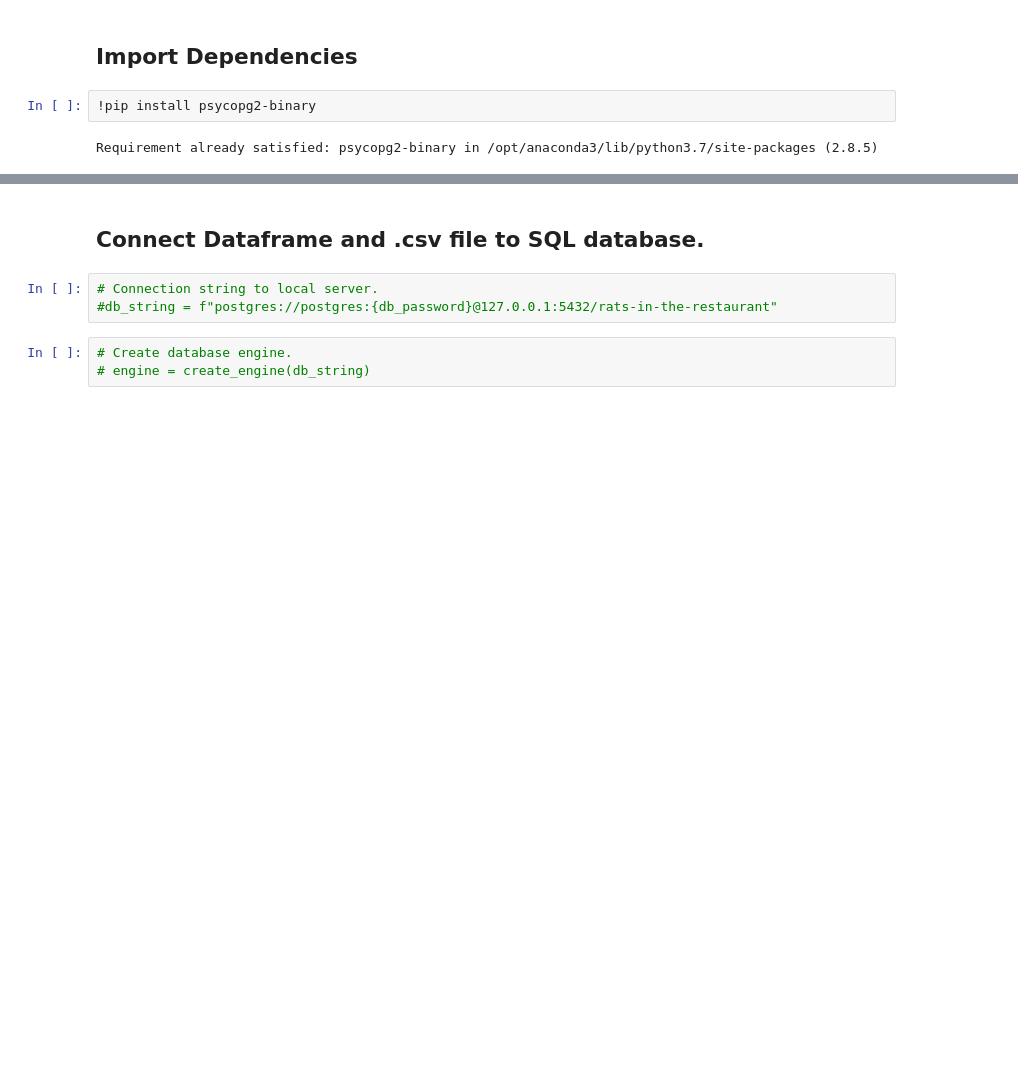
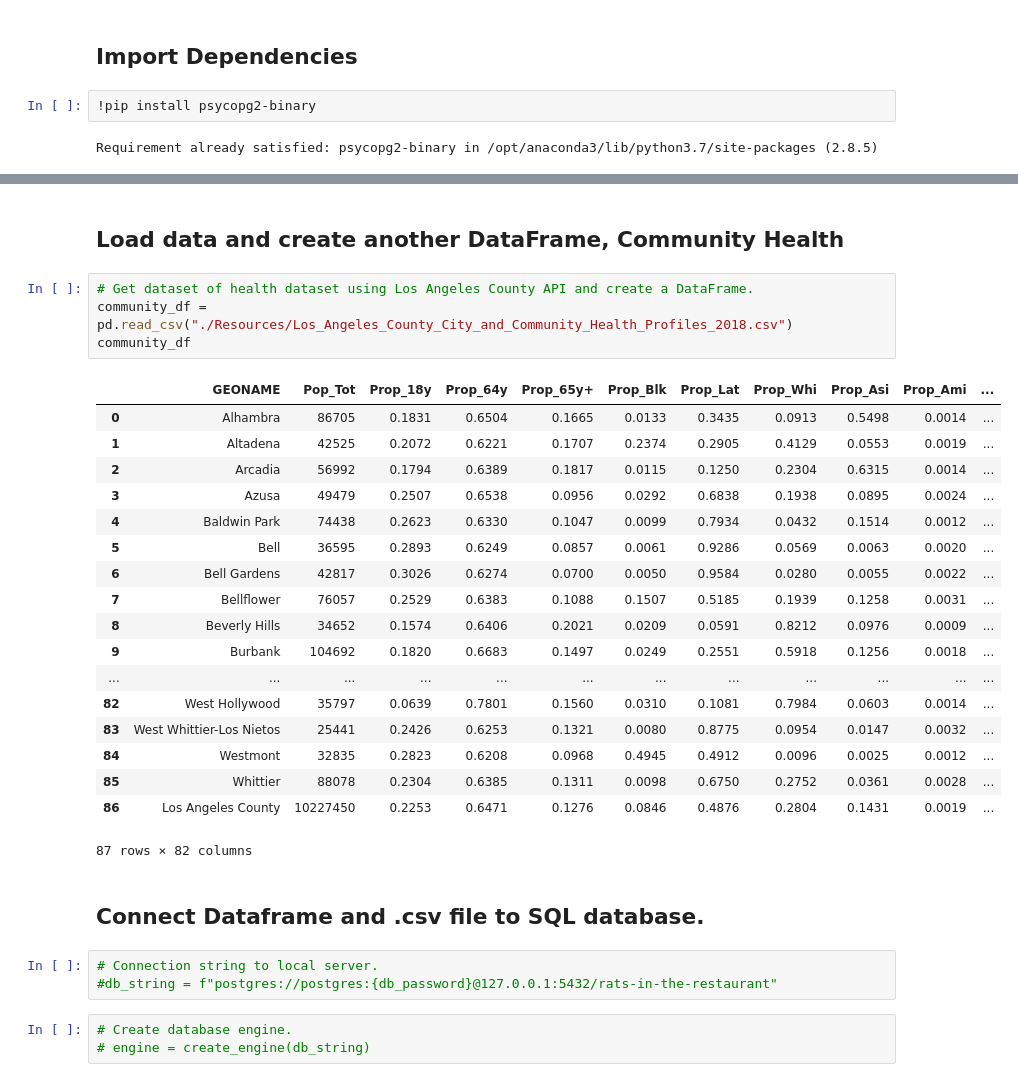
Before and after one commit to mcarter-00/Rats-in-the-Restaurants, a Jupyter notebook: SQL_ML.ipynb, the cells around one changed output, grey strips where cells are left out. Saved outputs shown, nothing was run; the diff lists cells and outputs as text; blank space fills up the shorter version.

```diff
--- a/SQL_ML.ipynb
+++ b/SQL_ML.ipynb
@@ -30,3 +42,28 @@ import tensorflow as tf
+# %% [markdown]
+## Load data and create another DataFrame, Community Health
+# %%
+# Get dataset of health dataset using Los Angeles County API and create a DataFrame.
+community_df = pd.read_csv("./Resources/Los_Angeles_County_City_and_Community_Health_Profiles_2018.csv")
+community_df
+# %% [output]
+|  | GEONAME | Pop_Tot | Prop_18y | Prop_64y | Prop_65y+ | Prop_Blk | Prop_Lat | Prop_Whi | Prop_Asi | Prop_Ami | ... |
+| 0 | Alhambra | 86705 | 0.1831 | 0.6504 | 0.1665 | 0.0133 | 0.3435 | 0.0913 | 0.5498 | 0.0014 | ... |
+| 1 | Altadena | 42525 | 0.2072 | 0.6221 | 0.1707 | 0.2374 | 0.2905 | 0.4129 | 0.0553 | 0.0019 | ... |
+| 2 | Arcadia | 56992 | 0.1794 | 0.6389 | 0.1817 | 0.0115 | 0.1250 | 0.2304 | 0.6315 | 0.0014 | ... |
+| 3 | Azusa | 49479 | 0.2507 | 0.6538 | 0.0956 | 0.0292 | 0.6838 | 0.1938 | 0.0895 | 0.0024 | ... |
+| 4 | Baldwin Park | 74438 | 0.2623 | 0.6330 | 0.1047 | 0.0099 | 0.7934 | 0.0432 | 0.1514 | 0.0012 | ... |
+| 5 | Bell | 36595 | 0.2893 | 0.6249 | 0.0857 | 0.0061 | 0.9286 | 0.0569 | 0.0063 | 0.0020 | ... |
+| 6 | Bell Gardens | 42817 | 0.3026 | 0.6274 | 0.0700 | 0.0050 | 0.9584 | 0.0280 | 0.0055 | 0.0022 | ... |
+| 7 | Bellflower | 76057 | 0.2529 | 0.6383 | 0.1088 | 0.1507 | 0.5185 | 0.1939 | 0.1258 | 0.0031 | ... |
+| 8 | Beverly Hills | 34652 | 0.1574 | 0.6406 | 0.2021 | 0.0209 | 0.0591 | 0.8212 | 0.0976 | 0.0009 | ... |
+| 9 | Burbank | 104692 | 0.1820 | 0.6683 | 0.1497 | 0.0249 | 0.2551 | 0.5918 | 0.1256 | 0.0018 | ... |
+| ... | ... | ... | ... | ... | ... | ... | ... | ... | ... | ... | ... |
+| 82 | West Hollywood | 35797 | 0.0639 | 0.7801 | 0.1560 | 0.0310 | 0.1081 | 0.7984 | 0.0603 | 0.0014 | ... |
+| 83 | West Whittier-Los Nietos | 25441 | 0.2426 | 0.6253 | 0.1321 | 0.0080 | 0.8775 | 0.0954 | 0.0147 | 0.0032 | ... |
+| 84 | Westmont | 32835 | 0.2823 | 0.6208 | 0.0968 | 0.4945 | 0.4912 | 0.0096 | 0.0025 | 0.0012 | ... |
+| 85 | Whittier | 88078 | 0.2304 | 0.6385 | 0.1311 | 0.0098 | 0.6750 | 0.2752 | 0.0361 | 0.0028 | ... |
+| 86 | Los Angeles County | 10227450 | 0.2253 | 0.6471 | 0.1276 | 0.0846 | 0.4876 | 0.2804 | 0.1431 | 0.0019 | ... |
+87 rows × 82 columns
 # %% [markdown]
 ## Connect Dataframe and .csv file to SQL database.
 # %%
```
Also changed, not shown: parts of 6 cells of this notebook.
